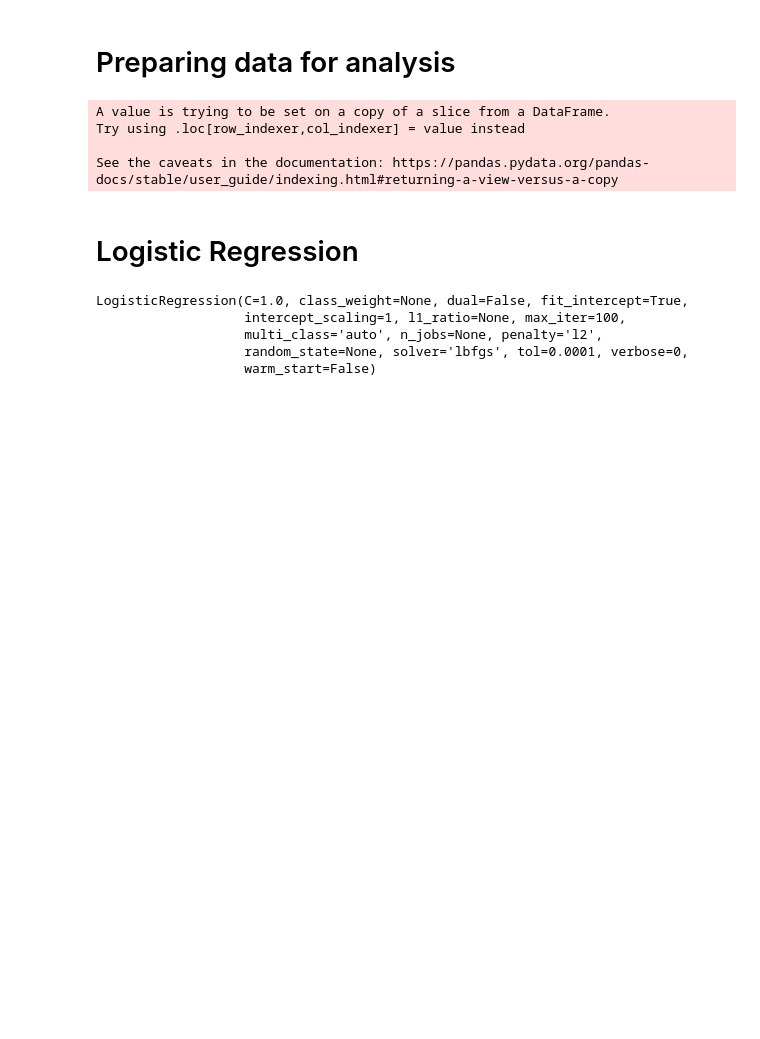
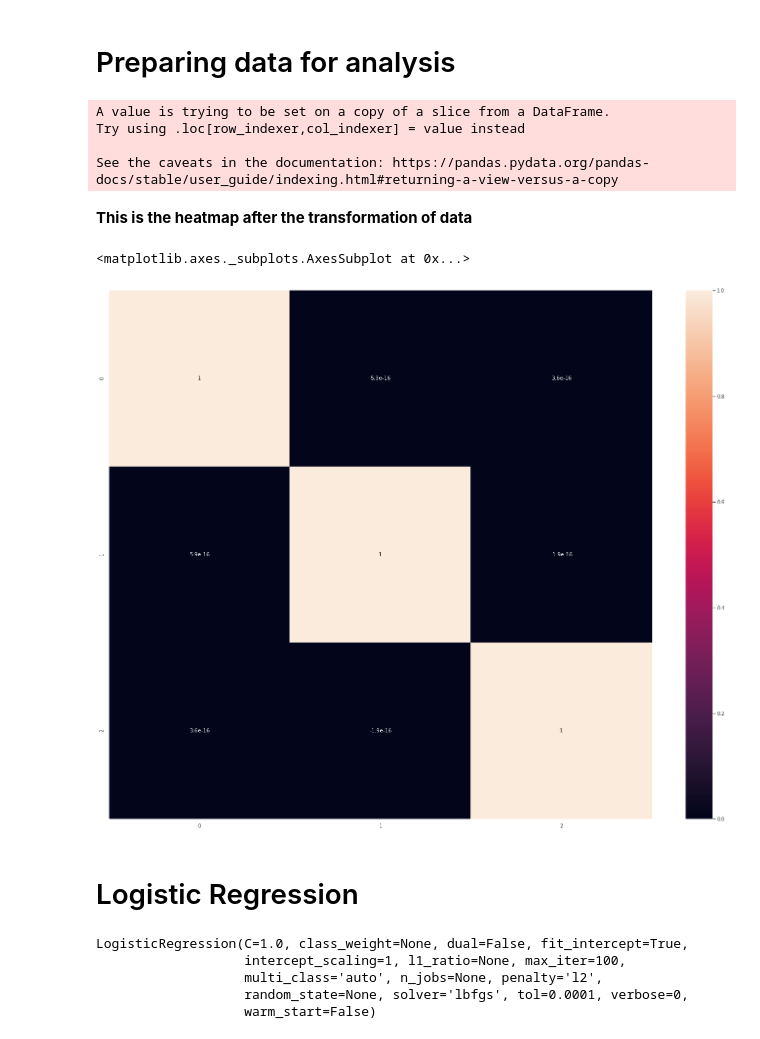
Before and after one commit to rajsalla/Classifying-Covid-19-Cases, a Jupyter notebook: Classifying_Covid_19_Cases.ipynb, the cells around one changed output. Drawn from its saved outputs; the diff is of its cells as text; code cells hidden in the pictures; blank space fills up the shorter version.

```diff
--- a/Classifying_Covid_19_Cases.ipynb
+++ b/Classifying_Covid_19_Cases.ipynb
@@ -105,11 +138,20 @@ A value is trying to be set on a copy of a slice from a DataFrame.
 Try using .loc[row_indexer,col_indexer] = value instead
 
 See the caveats in the documentation: https://pandas.pydata.org/pandas-docs/stable/user_guide/indexing.html#returning-a-view-versus-a-copy
+# %% [markdown]
+**This is the heatmap after the transformation of data**
 # %%
 x = data.drop(['Severe'], axis=1)
 x = PCA(n_components = 3).fit_transform(x)
 y = data['Severe']
 x_train, x_test, y_train, y_test = train_test_split(x, y, random_state=42, test_size=.3)
+
+X_pca = pd.DataFrame(x)
+fig = plt.figure(figsize=(25, 20))
+sns.heatmap(X_pca.corr(), annot=True)
+# %% [output]
+<matplotlib.axes._subplots.AxesSubplot at 0x...>
+[figure, added]
 # %% [markdown]
 # Logistic Regression
 # %%
```
Also changed, not shown: parts of 9 cells of this notebook.
